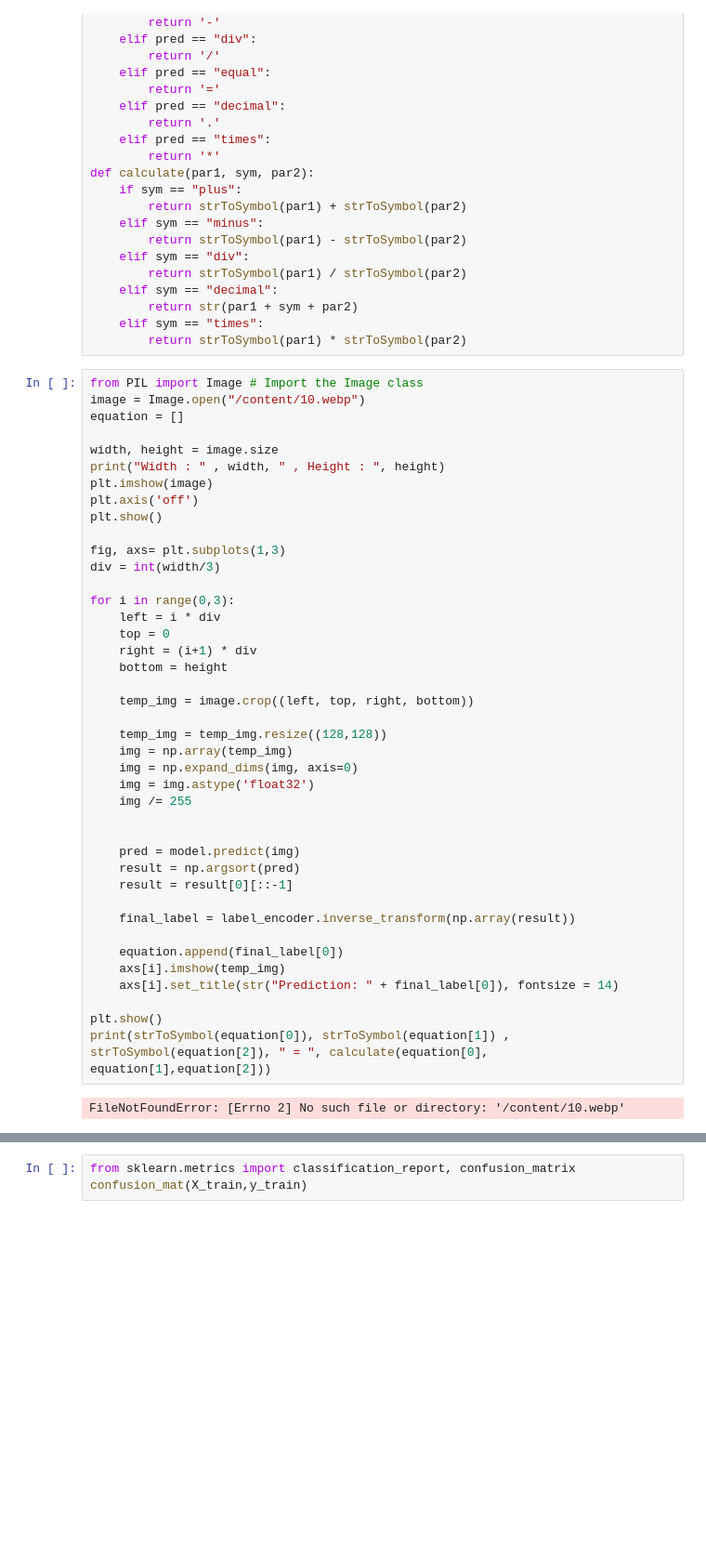
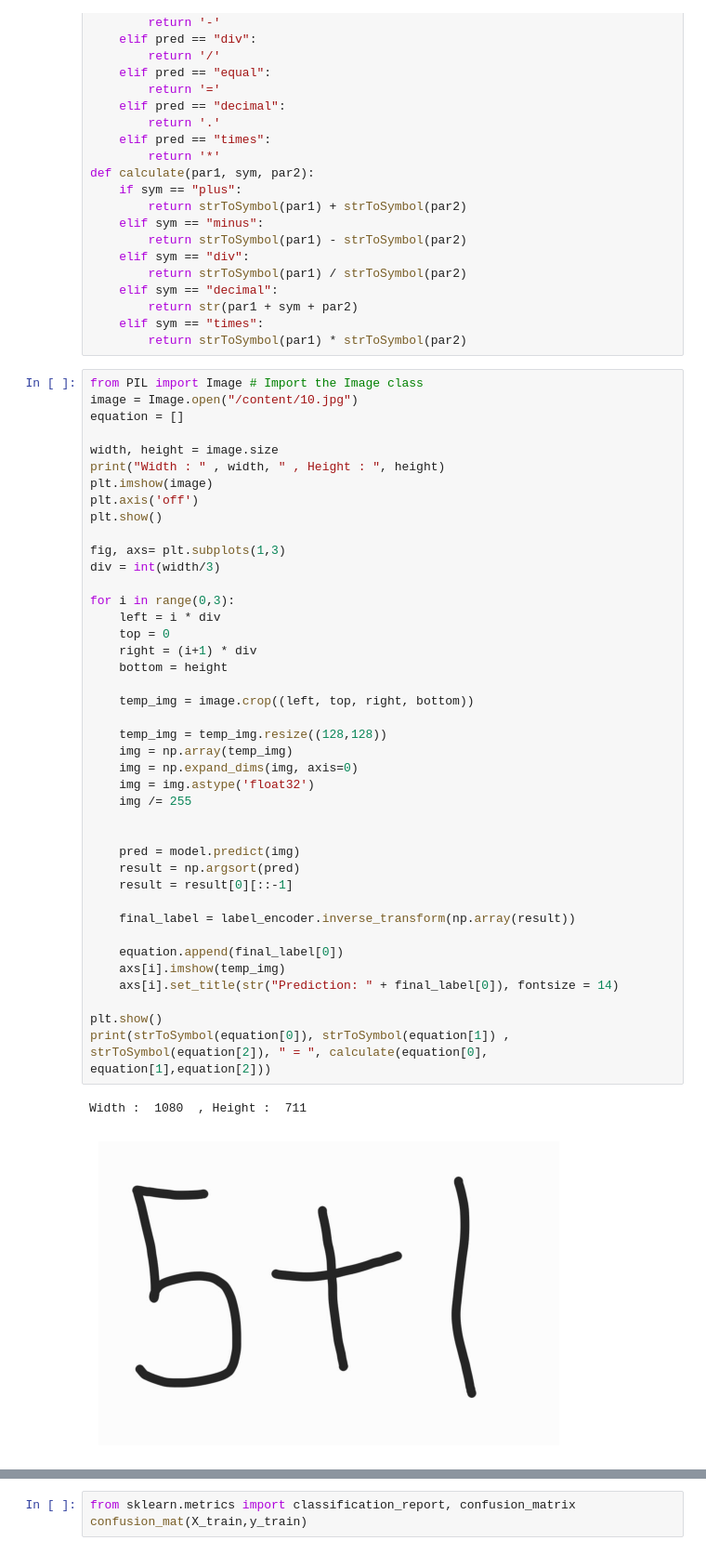
Before and after one commit to x-Lysandre/minor-project, a Jupyter notebook: EquationSolver.ipynb, the cells around one changed output, grey strips where cells are left out. Shown: that part at 93% size. Saved outputs shown, nothing was run; the diff lists cells and outputs as text; blank space fills up the shorter version.

```diff
--- a/EquationSolver.ipynb
+++ b/EquationSolver.ipynb
@@ -322,7 +322,7 @@ def calculate(par1, sym, par2):
         return strToSymbol(par1) * strToSymbol(par2)
 # %%
 from PIL import Image # Import the Image class
-image = Image.open("/content/10.webp")
+image = Image.open("/content/10.jpg")
 equation = []
 
 width, height = image.size
@@ -335,31 +335,32 @@ fig, axs= plt.subplots(1,3)
 div = int(width/3)
 
 for i in range(0,3):
     left = i * div
     top = 0
     right = (i+1) * div
     bottom = height
 
     temp_img = image.crop((left, top, right, bottom))
 
     temp_img = temp_img.resize((128,128))
     img = np.array(temp_img)
     img = np.expand_dims(img, axis=0)
     img = img.astype('float32')
     img /= 255
 
 
     pred = model.predict(img)
     result = np.argsort(pred)
     result = result[0][::-1]
 
     final_label = label_encoder.inverse_transform(np.array(result))
 
     equation.append(final_label[0])
     axs[i].imshow(temp_img)
     axs[i].set_title(str("Prediction: " + final_label[0]), fontsize = 14)
 
 plt.show()
 print(strToSymbol(equation[0]), strToSymbol(equation[1]) , strToSymbol(equation[2]), " = ", calculate(equation[0], equation[1],equation[2]))
 # %% [output]
-FileNotFoundError: [Errno 2] No such file or directory: '/content/10.webp'
+Width :  1080  , Height :  711
+[figure, added]
```
Also changed, not shown: parts of 1 cell of this notebook.
